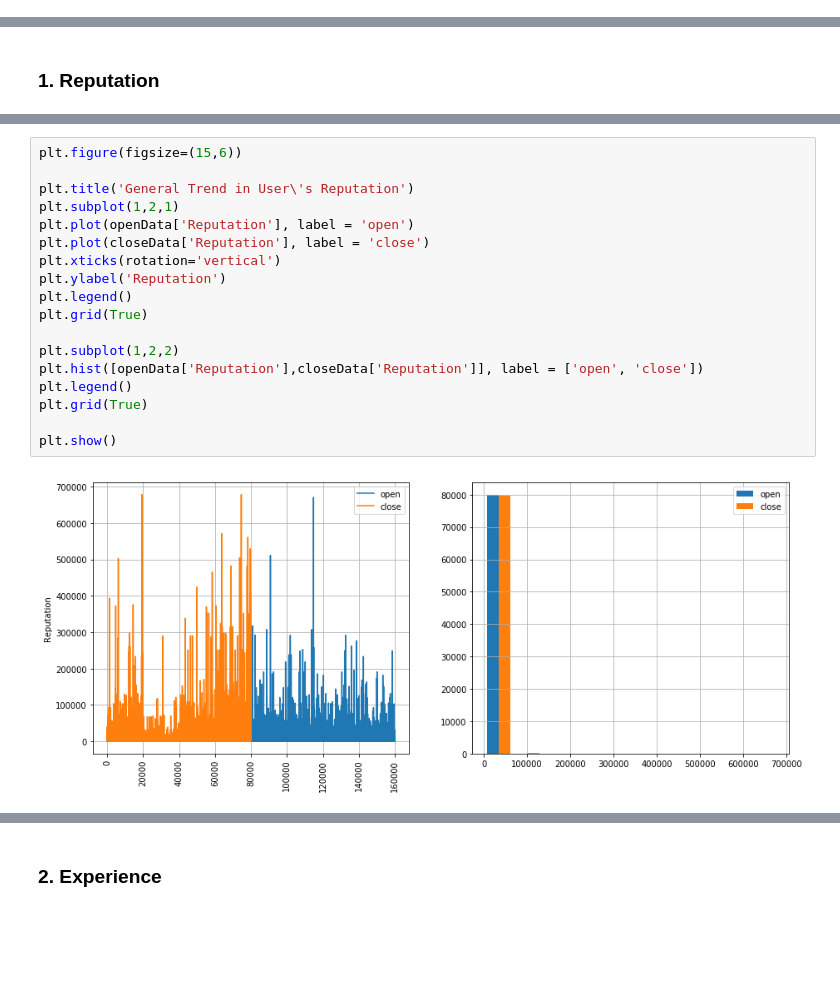
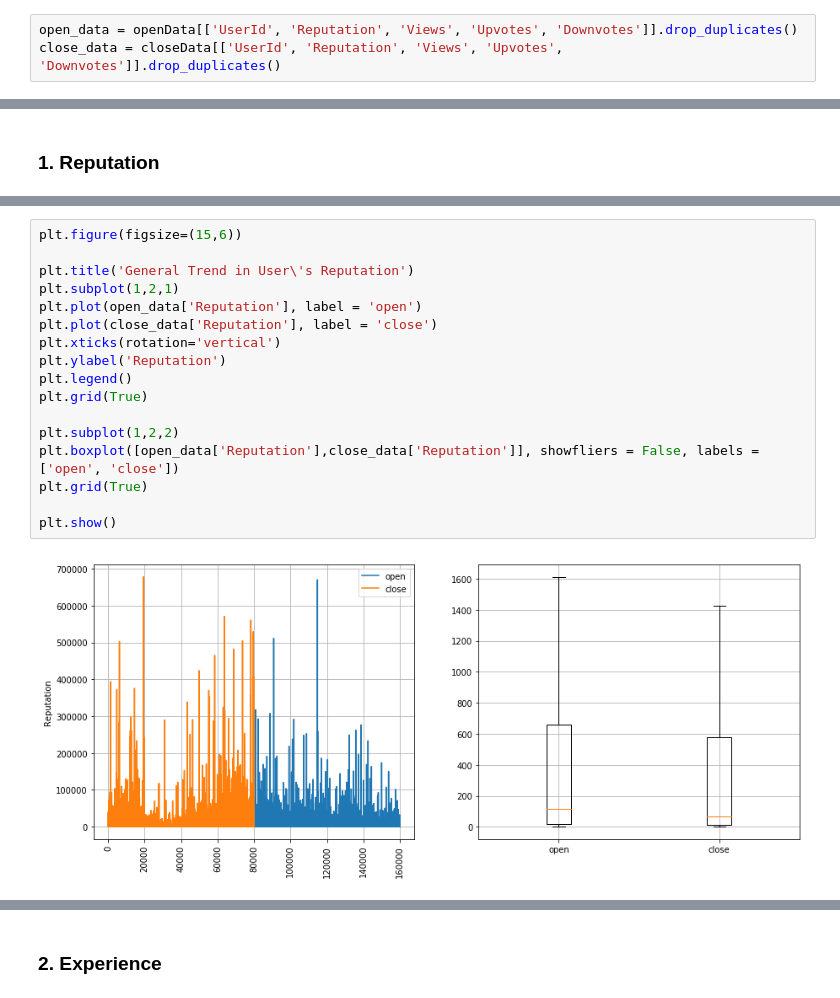
Before and after one commit to sajalagrawal/Query-Closing-on-Stack-Overflow, a Jupyter notebook: Analysis of User Data.ipynb, the cells around one changed output, grey strips where cells are left out. Cells and saved outputs as stored; diff of their text form; blank space fills up the shorter version.

```diff
--- a/Analysis of User Data.ipynb
+++ b/Analysis of User Data.ipynb
@@ -32,0 +56,3 @@ print((openData.shape, closeData.shape))
+# %%
+open_data = openData[['UserId', 'Reputation', 'Views', 'Upvotes', 'Downvotes']].drop_duplicates()
+close_data = closeData[['UserId', 'Reputation', 'Views', 'Upvotes', 'Downvotes']].drop_duplicates()
@@ -56,22 +118,21 @@ Median          157.0           93.0
 # %%
 plt.figure(figsize=(15,6))
 
 plt.title('General Trend in User\'s Reputation')
 plt.subplot(1,2,1)
-plt.plot(openData['Reputation'], label = 'open')
-plt.plot(closeData['Reputation'], label = 'close')
+plt.plot(open_data['Reputation'], label = 'open')
+plt.plot(close_data['Reputation'], label = 'close')
 plt.xticks(rotation='vertical')
 plt.ylabel('Reputation')
 plt.legend()
 plt.grid(True)
 
 plt.subplot(1,2,2)
-plt.hist([openData['Reputation'],closeData['Reputation']], label = ['open', 'close'])
-plt.legend()
+plt.boxplot([open_data['Reputation'],close_data['Reputation']], showfliers = False, labels = ['open', 'close'])
 plt.grid(True)
 
 plt.show()
 # %% [output]
-[figure, old version]
+[figure, new version]
 # %%
 plt.figure(figsize=(12,8))
```
Also changed, not shown: parts of 21 cells of this notebook.
